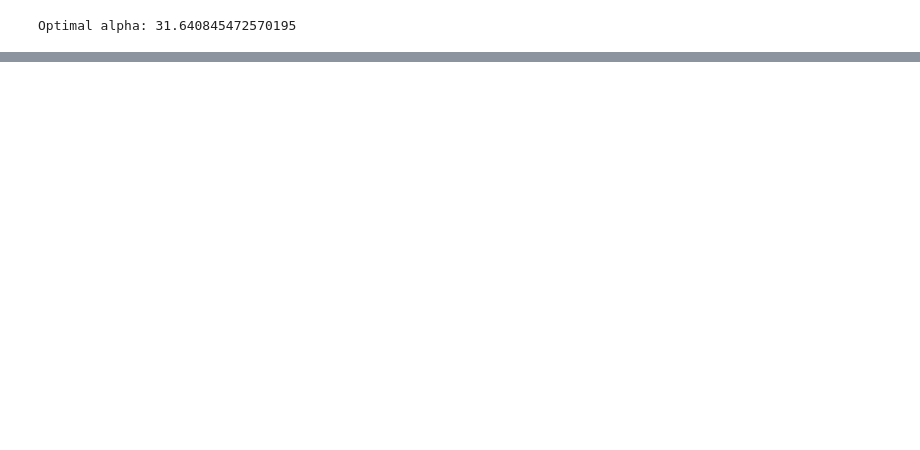
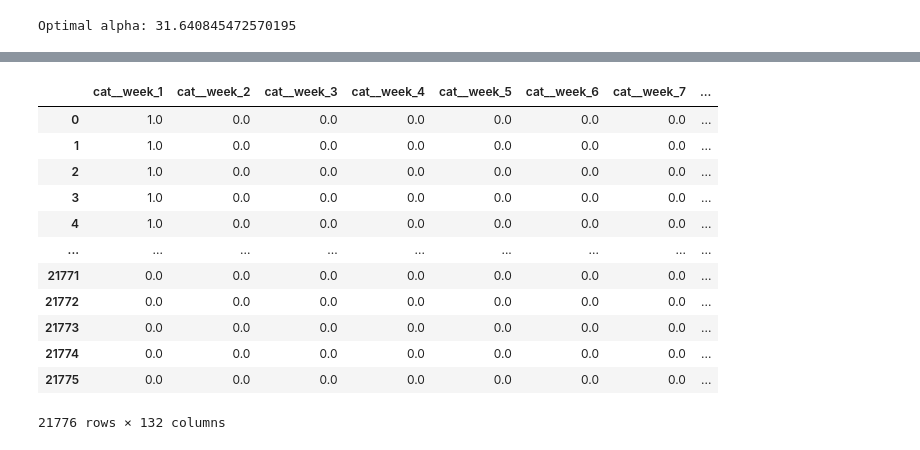
Before and after one commit to tmarchok1/DS440_project, a Jupyter notebook: model_code_travis.ipynb, the cells around one changed output, grey strips where cells are left out. Drawn from its saved outputs; the diff is of its cells as text; code cells hidden in the pictures; blank space fills up the shorter version.

Commit message:
Began error analysis

```diff
--- a/model_code_travis.ipynb
+++ b/model_code_travis.ipynb
@@ -259,0 +269,16 @@ R² Score: 0.7044
+# %%
+# Convert predictions and actuals to DataFrames with matching indices
+train_results = pd.DataFrame({
+    'actual': y_train,
+    'predicted': y_train_pred
+}, index=y_train.index)
+
+test_results = pd.DataFrame({
+    'actual': y_test,
+    'predicted': y_pred
+}, index=y_test.index)
+
+
+# Combine results
+results_df = pd.concat([train_results, test_results]).sort_index().reset_index()
+results_df
@@ -259,0 +299,21 @@ R² Score: 0.7044
+# %%
+# Error analysis
+modeldata = df_encoded[:21776].reset_index()
+
+errordata = pd.merge(modeldata, results_df, how='left', on='index').drop(columns=['index', 'actual'])
+errordata['residual'] = errordata['attendance'] - errordata['predicted']
+errordata
+# %% [output]
+|  | cat__week_1 | cat__week_2 | cat__week_3 | cat__week_4 | cat__week_5 | cat__week_6 | cat__week_7 | ... |
+| 0 | 1.0 | 0.0 | 0.0 | 0.0 | 0.0 | 0.0 | 0.0 | ... |
+| 1 | 1.0 | 0.0 | 0.0 | 0.0 | 0.0 | 0.0 | 0.0 | ... |
+| 2 | 1.0 | 0.0 | 0.0 | 0.0 | 0.0 | 0.0 | 0.0 | ... |
+| 3 | 1.0 | 0.0 | 0.0 | 0.0 | 0.0 | 0.0 | 0.0 | ... |
+| 4 | 1.0 | 0.0 | 0.0 | 0.0 | 0.0 | 0.0 | 0.0 | ... |
+| ... | ... | ... | ... | ... | ... | ... | ... | ... |
+| 21771 | 0.0 | 0.0 | 0.0 | 0.0 | 0.0 | 0.0 | 0.0 | ... |
+| 21772 | 0.0 | 0.0 | 0.0 | 0.0 | 0.0 | 0.0 | 0.0 | ... |
+| 21773 | 0.0 | 0.0 | 0.0 | 0.0 | 0.0 | 0.0 | 0.0 | ... |
+| 21774 | 0.0 | 0.0 | 0.0 | 0.0 | 0.0 | 0.0 | 0.0 | ... |
+| 21775 | 0.0 | 0.0 | 0.0 | 0.0 | 0.0 | 0.0 | 0.0 | ... |
+21776 rows × 132 columns
```
Also changed, not shown: parts of 5 cells of this notebook, 1 other file.
